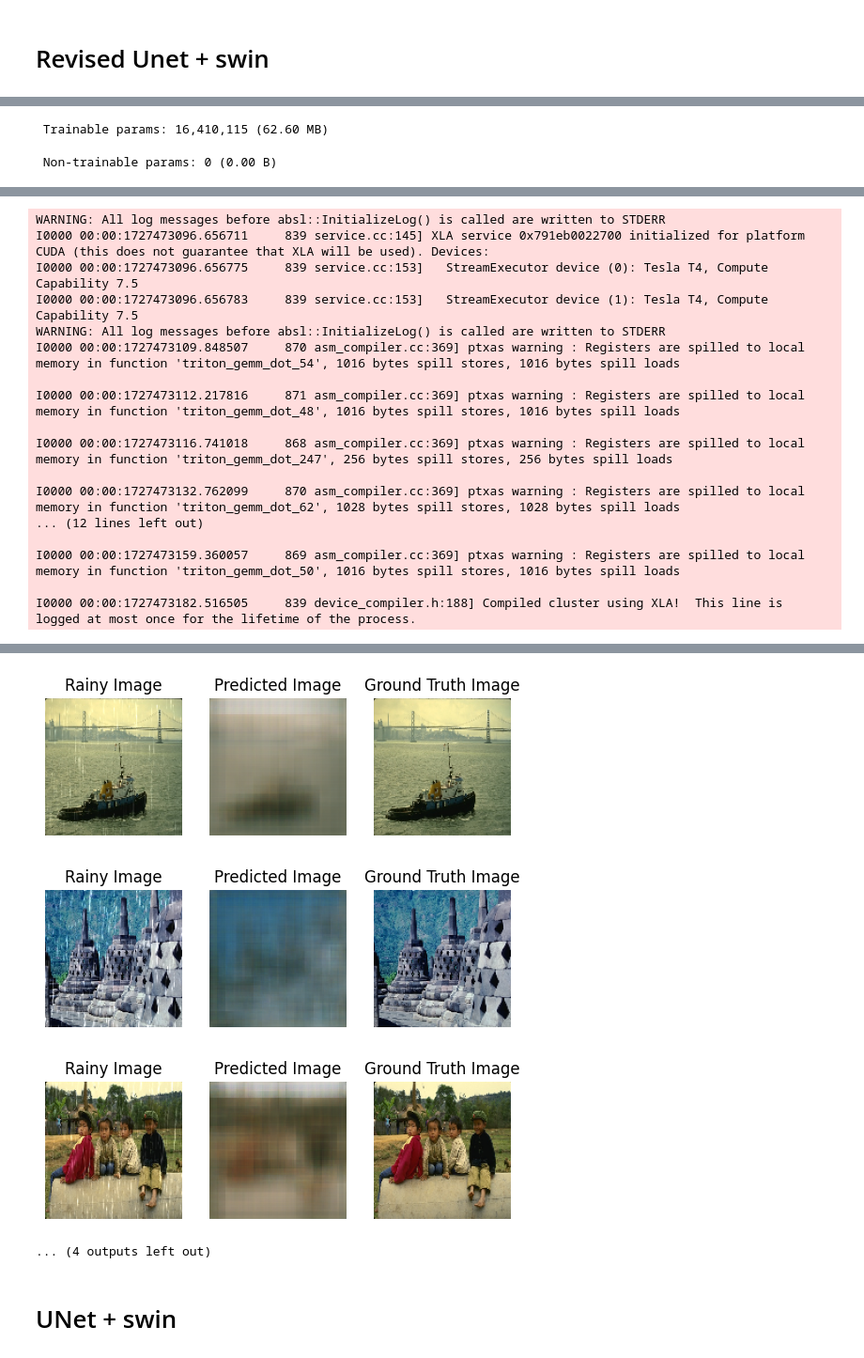
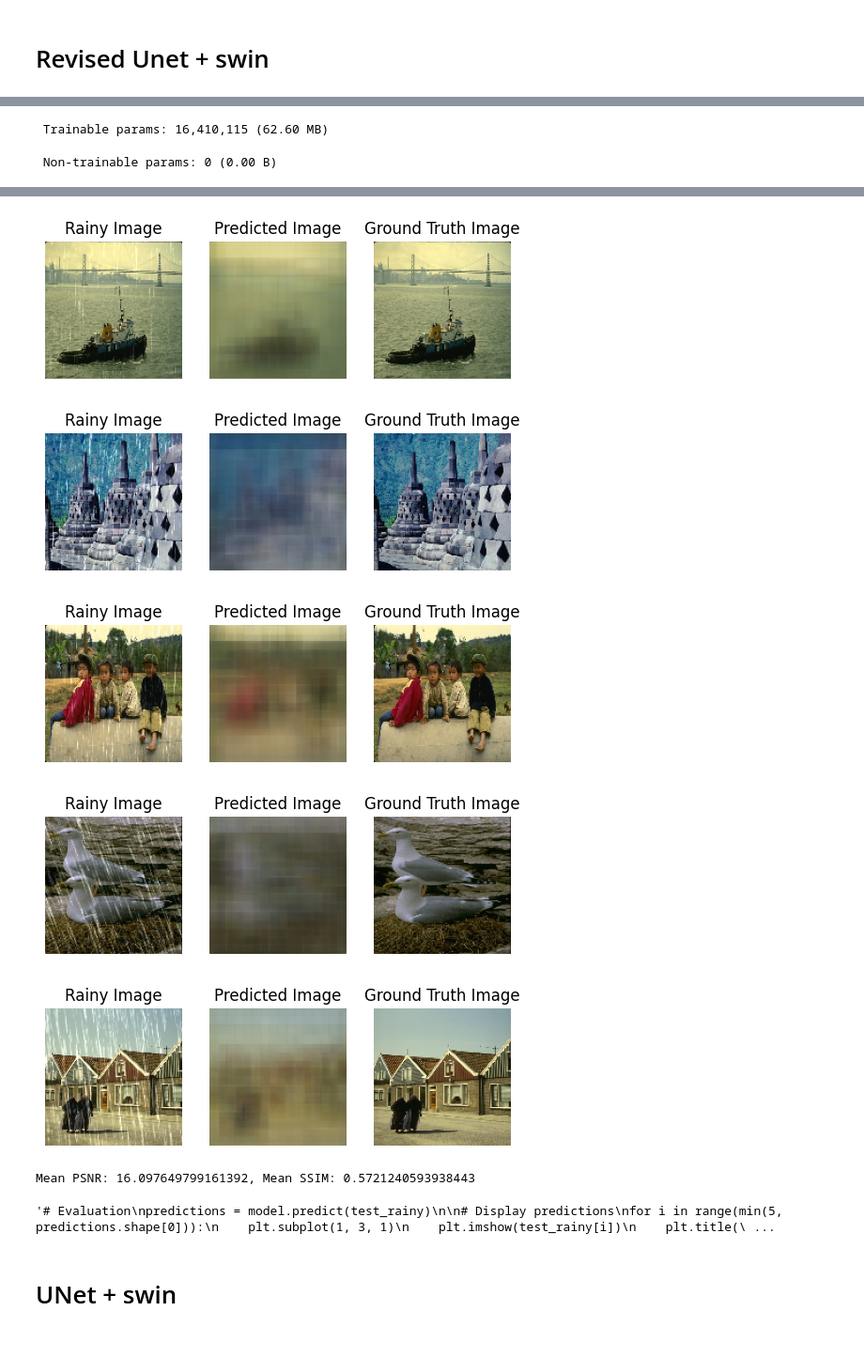
Before and after one commit to Zihad28/kaggle, a Jupyter notebook: thesis-code.ipynb, the cells around one changed output, grey strips where cells are left out. Shown at 94% size. Drawn from its saved outputs; the diff is of its cells as text; code cells hidden in the pictures.

```diff
--- a/thesis-code.ipynb
+++ b/thesis-code.ipynb
@@ -21,8 +333,9 @@ def load_images_from_folder(folder, size=(128, 128)):
     images = []
     for filename in glob.glob(os.path.join(folder, '*.png')):
         img = imread(filename)
-        img = img_as_float(img)
+        img = img_as_float(img)  # Convert image to float in [0, 1]
         img_resized = tf.image.resize(img, size).numpy()
+        # Remove normalization if img_as_float is already in [0, 1]
         images.append(img_resized)
     return np.array(images)
 
@@ -235,7 +548,32 @@ model.compile(optimizer=Adam(), loss='mean_squared_error', metrics=['mae'])
 model.summary()
 
 # Training
-history = model.fit(train_rainy, train_clear, validation_split=0.1, epochs=3, batch_size=4)
+history = model.fit(train_rainy, train_clear, validation_split=0.1, epochs=20, batch_size=4)
+
+# Calculate PSNR and SSIM
+def calculate_metrics(predictions, ground_truth):
+    psnr_values = []
+    ssim_values = []
+
+    # Define a smaller window size if images are less than 7x7
+    win_size = 3  # Use a smaller window size if necessary
+
+    # Determine the data range
+    data_range = 1.0  # Assuming images are normalized between [0, 1]
+
+    for i in range(predictions.shape[0]):
+        psnr_val = psnr(ground_truth[i], predictions[i])
+
+        # Ensure the window size is appropriate for the image dimensions
+        if ground_truth[i].shape[0] < 7 or ground_truth[i].shape[1] < 7:
+            ssim_val = ssim(ground_truth[i], predictions[i], multichannel=True, win_size=3, data_range=data_range)
+        else:
+            ssim_val = ssim(ground_truth[i], predictions[i], multichannel=True, win_size=win_size, data_range=data_range)
+
+        psnr_values.append(psnr_val)
+        ssim_values.append(ssim_val)
+
+    return np.mean(psnr_values), np.mean(ssim_values)
 
 # Evaluation
 try:
@@ -266,6 +604,7 @@ try:
 
 except Exception as e:
     print("Error during evaluation:", e)
+
 
 
 '''# Evaluation
@@ -346,17 +700,0 @@ Epoch 1/3
-WARNING: All log messages before absl::InitializeLog() is called are written to STDERR
-I0000 00:00:1727473096.656711     839 service.cc:145] XLA service 0x791eb0022700 initialized for platform CUDA (this does not guarantee that XLA will be used). Devices:
-I0000 00:00:1727473096.656775     839 service.cc:153]   StreamExecutor device (0): Tesla T4, Compute Capability 7.5
-I0000 00:00:1727473096.656783     839 service.cc:153]   StreamExecutor device (1): Tesla T4, Compute Capability 7.5
-WARNING: All log messages before absl::InitializeLog() is called are written to STDERR
-I0000 00:00:1727473109.848507     870 asm_compiler.cc:369] ptxas warning : Registers are spilled to local memory in function 'triton_gemm_dot_54', 1016 bytes spill stores, 1016 bytes spill loads
-
-I0000 00:00:1727473112.217816     871 asm_compiler.cc:369] ptxas warning : Registers are spilled to local memory in function 'triton_gemm_dot_48', 1016 bytes spill stores, 1016 bytes spill loads
-
-I0000 00:00:1727473116.741018     868 asm_compiler.cc:369] ptxas warning : Registers are spilled to local memory in function 'triton_gemm_dot_247', 256 bytes spill stores, 256 bytes spill loads
-
-I0000 00:00:1727473132.762099     870 asm_compiler.cc:369] ptxas warning : Registers are spilled to local memory in function 'triton_gemm_dot_62', 1028 bytes spill stores, 1028 bytes spill loads
-... (12 lines left out)
-
-I0000 00:00:1727473159.360057     869 asm_compiler.cc:369] ptxas warning : Registers are spilled to local memory in function 'triton_gemm_dot_50', 1016 bytes spill stores, 1016 bytes spill loads
-
-I0000 00:00:1727473182.516505     839 device_compiler.h:188] Compiled cluster using XLA!  This line is logged at most once for the lifetime of the process.
@@ -369,7 +701,10 @@ Epoch 3/3
-[figure, old version]
+[figure, new version]
 [figure]
-[figure, old version]
+[figure, new version]
-... (4 outputs left out)
+[figure, added]
+[figure, added]
+Mean PSNR: 16.097649799161392, Mean SSIM: 0.5721240593938443
+'# Evaluation\npredictions = model.predict(test_rainy)\n\n# Display predictions\nfor i in range(min(5, predictions.shape[0])):\n    plt.subplot(1, 3, 1)\n    plt.imshow(test_rainy[i])\n    plt.title(\ ...
 # %% [markdown]
 # UNet + swin
 # %%
```
Also changed, not shown: parts of 4 cells of this notebook.
